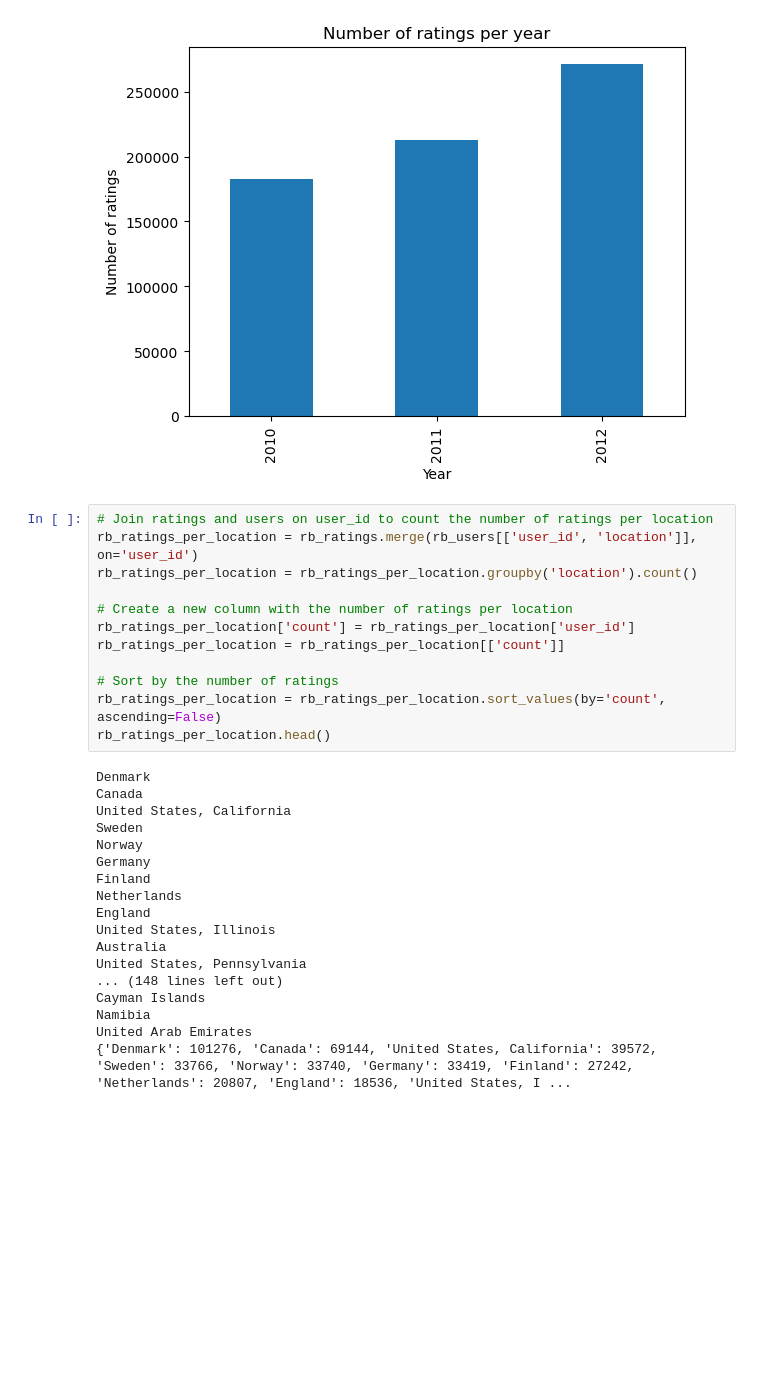
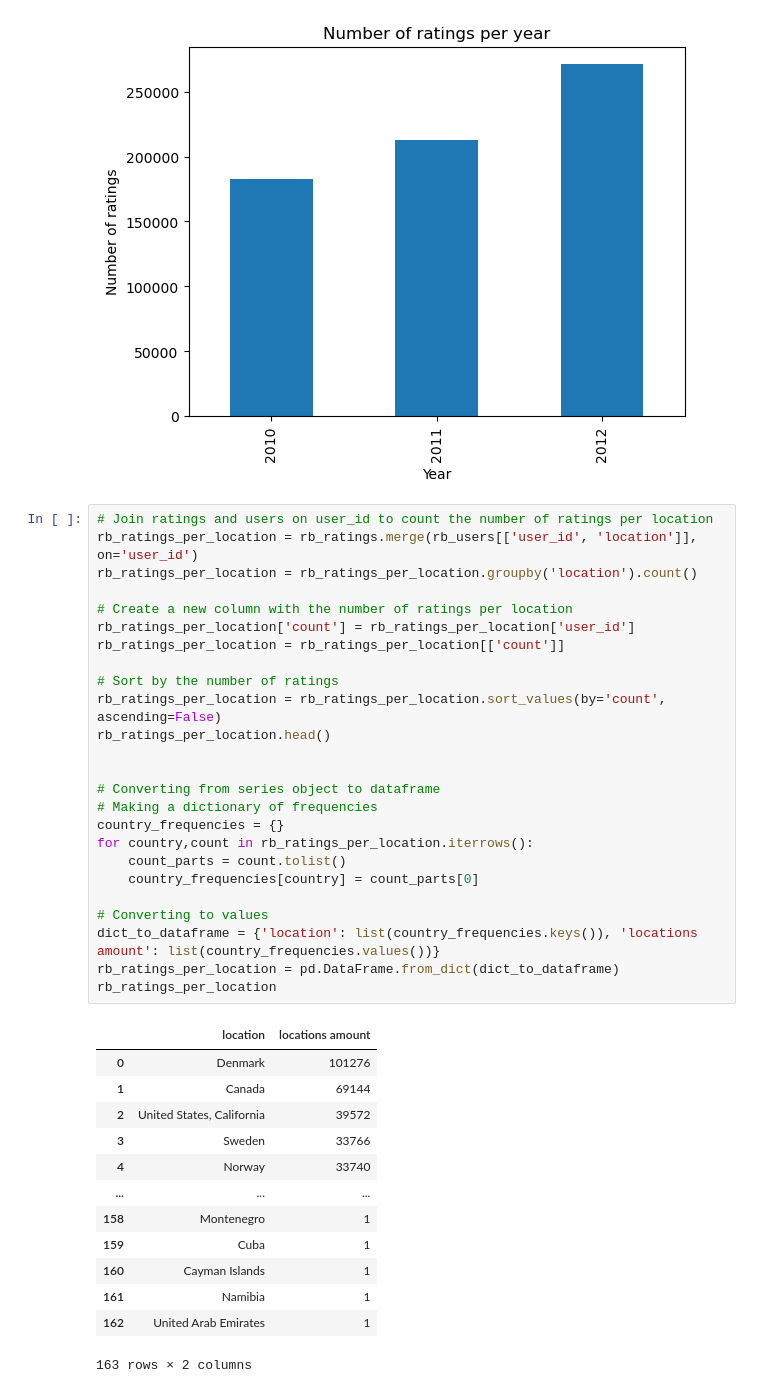
Before and after one commit to epfl-ada/ada-2023-project-vivalavada, a Jupyter notebook: map.ipynb, the cells around one changed output. Saved outputs shown, nothing was run; the diff lists cells and outputs as text; blank space fills up the shorter version.

```diff
--- a/map.ipynb
+++ b/map.ipynb
@@ -41,33 +41,42 @@ plt.show()
 # %%
 # Join ratings and users on user_id to count the number of ratings per location
 rb_ratings_per_location = rb_ratings.merge(rb_users[['user_id', 'location']], on='user_id')
 rb_ratings_per_location = rb_ratings_per_location.groupby('location').count()
 
 # Create a new column with the number of ratings per location
 rb_ratings_per_location['count'] = rb_ratings_per_location['user_id']
 rb_ratings_per_location = rb_ratings_per_location[['count']]
 
 # Sort by the number of ratings
 rb_ratings_per_location = rb_ratings_per_location.sort_values(by='count', ascending=False)
 rb_ratings_per_location.head()
+
+
+# Converting from series object to dataframe
+# Making a dictionary of frequencies
+country_frequencies = {}
+for country,count in rb_ratings_per_location.iterrows():
+    count_parts = count.tolist()
+    country_frequencies[country] = count_parts[0]
+
+# Converting to values
+dict_to_dataframe = {'location': list(country_frequencies.keys()), 'locations amount': list(country_frequencies.values())}
+rb_ratings_per_location = pd.DataFrame.from_dict(dict_to_dataframe)
+rb_ratings_per_location
 # %% [output]
+|  | location | locations amount |
+| 0 | Denmark | 101276 |
+| 1 | Canada | 69144 |
+| 2 | United States, California | 39572 |
+| 3 | Sweden | 33766 |
+| 4 | Norway | 33740 |
+| ... | ... | ... |
+| 158 | Montenegro | 1 |
+| 159 | Cuba | 1 |
+| 160 | Cayman Islands | 1 |
+| 161 | Namibia | 1 |
+| 162 | United Arab Emirates | 1 |
-Denmark
-Canada
-United States, California
-Sweden
-Norway
-Germany
-Finland
-Netherlands
-England
-United States, Illinois
-Australia
-United States, Pennsylvania
-... (148 lines left out)
-Cayman Islands
-Namibia
-United Arab Emirates
-{'Denmark': 101276, 'Canada': 69144, 'United States, California': 39572, 'Sweden': 33766, 'Norway': 33740, 'Germany': 33419, 'Finland': 27242, 'Netherlands': 20807, 'England': 18536, 'United States, I ...
+163 rows × 2 columns
 # %%
 # Filtering ratings so that users only come from countries with a certain number of ratings
 
```
Also changed, not shown: parts of 1 cell of this notebook.
